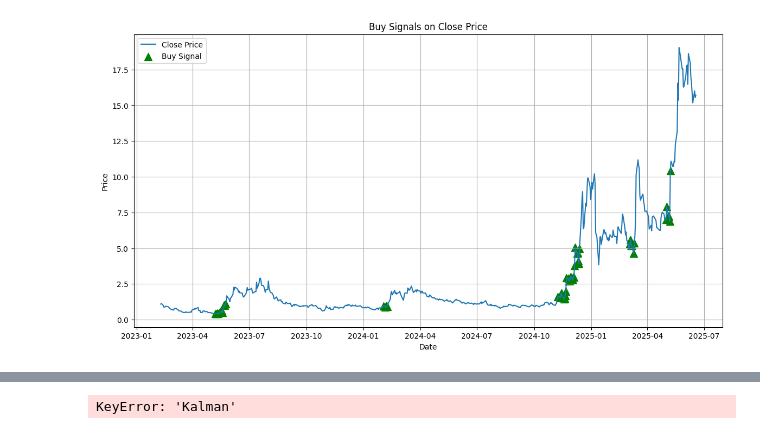
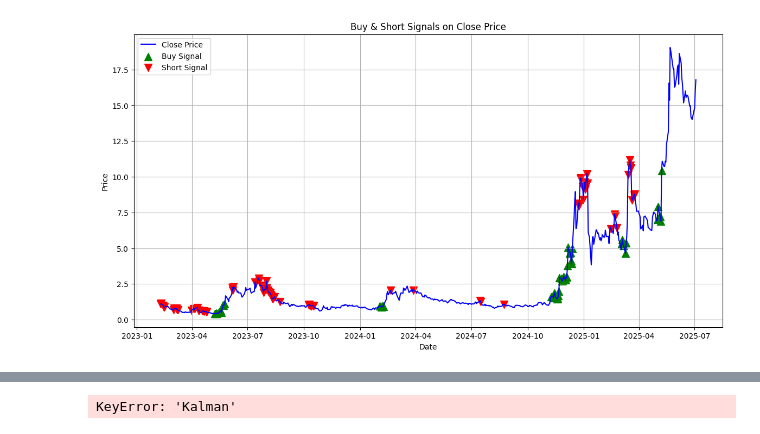
Before and after one commit to BerndSaurugger/marketscreener, a Jupyter notebook: stock_notebook.ipynb, the cells around one changed output, grey strips where cells are left out. Drawn from its saved outputs; the diff is of its cells as text; code cells hidden in the pictures.

```diff
--- a/stock_notebook.ipynb
+++ b/stock_notebook.ipynb
@@ -110,26 +544,40 @@ Name: change, dtype: int64
 # %%
 import matplotlib.pyplot as plt
 import numpy as np
+import pandas as pd
 
-# Make sure the index is datetime for plotting
-df = df.reset_index()
-if not np.issubdtype(df['Date'].dtype, np.datetime64):
-    df['Date'] = pd.to_datetime(df['Date'])
+# Original Inferenzdaten mit Datum und Close neu laden
+df_plot = get_enriched_stock_data("QBTS", change=0, inference=True).reset_index()
 
-# Predict buy signals
-buy_signals = df[y_pred == 1]
+# Sicherstellen, dass Datum korrekt ist
+if not np.issubdtype(df_plot['Date'].dtype, np.datetime64):
+    df_plot['Date'] = pd.to_datetime(df_plot['Date'])
 
+# Modellvorhersagen auf vorbereitetem inference_df
+y_pred_long = best_model_long.predict(inerence_df)
+y_pred_short = best_model_short.predict(inerence_df)
+
+# Buy-Signale (Label == 0 im Long-Modell)
+buy_signals = df_plot[y_pred_long == 1]
+
+# Short-Signale (Label == 1 im Short-Modell)
+short_signals = df_plot[y_pred_short == 0]
+
+# Plot
 plt.figure(figsize=(14, 7))
-plt.plot(df['Date'], df['Close'], label='Close Price')
+plt.plot(df_plot['Date'], df_plot['Close'], label='Close Price', color='blue')
 
-# Plot arrows on buy signals
-plt.scatter(buy_signals['Date'], buy_signals['Close'], marker='^', color='g', label='Buy Signal', s=100)
+# Buy-Signale als grüne Pfeile nach oben
+plt.scatter(buy_signals['Date'], buy_signals['Close'], marker='^', color='green', label='Buy Signal', s=100)
 
-plt.title("Buy Signals on Close Price")
+# Short-Signale als rote Pfeile nach unten
+plt.scatter(short_signals['Date'], short_signals['Close'], marker='v', color='red', label='Short Signal', s=100)
+
+plt.title("Buy & Short Signals on Close Price")
 plt.xlabel("Date")
 plt.ylabel("Price")
 plt.legend()
 plt.grid(True)
 plt.show()
 # %% [output]
-[figure, old version]
+[figure, new version]
```
Also changed, not shown: parts of 14 cells of this notebook, 8 other files.
